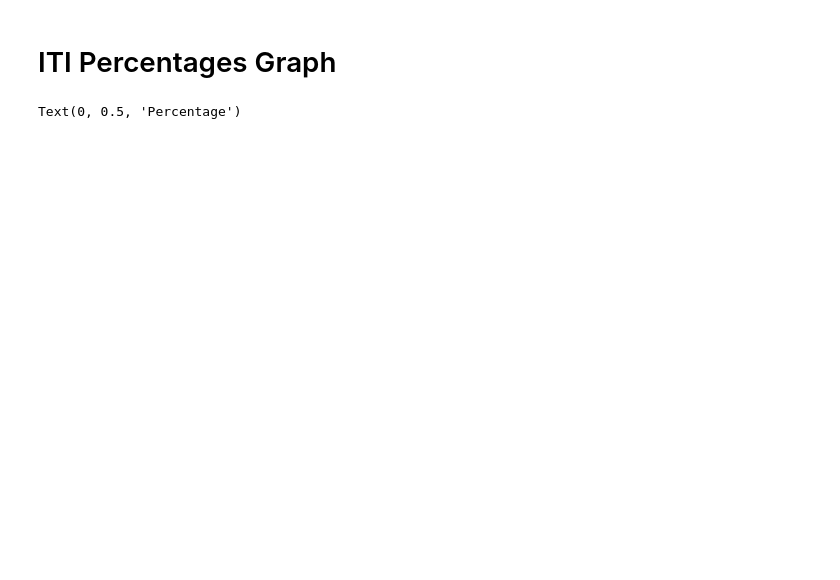
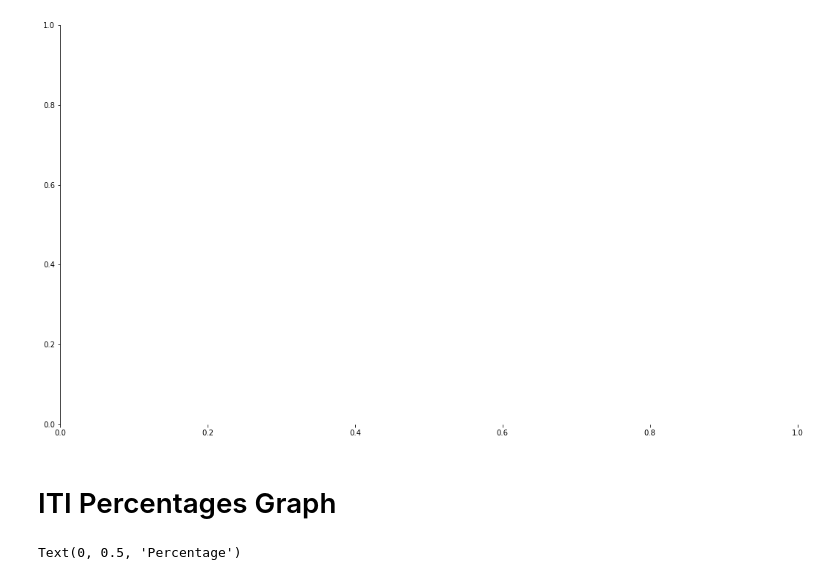
Before and after one commit to padillacoreanolab/literature_review_processing, a Jupyter notebook: results/2022_09_09_literature_review_processing/Graphs for Literature Review.ipynb, the cells around one changed output. Cells and saved outputs as stored; diff of their text form; code cells hidden in the pictures; blank space fills up the shorter version.

```diff
--- a/results/2022_09_09_literature_review_processing/Graphs for Literature Review.ipynb
+++ b/results/2022_09_09_literature_review_processing/Graphs for Literature Review.ipynb
@@ -10,6 +10,10 @@ import numpy as np
 import matplotlib.ticker as mtick
 # %%
 plt.rcParams["figure.figsize"] = (18,10)
+for pos in ['right', 'top', 'bottom']: # Removes graph border
+    plt.gca().spines[pos].set_visible(False)
+# %% [output]
+[figure, added]
 # %% [markdown]
 # ITI Percentages Graph
 # %%
```
Also changed, not shown: parts of 15 cells of this notebook, 1 other file.
